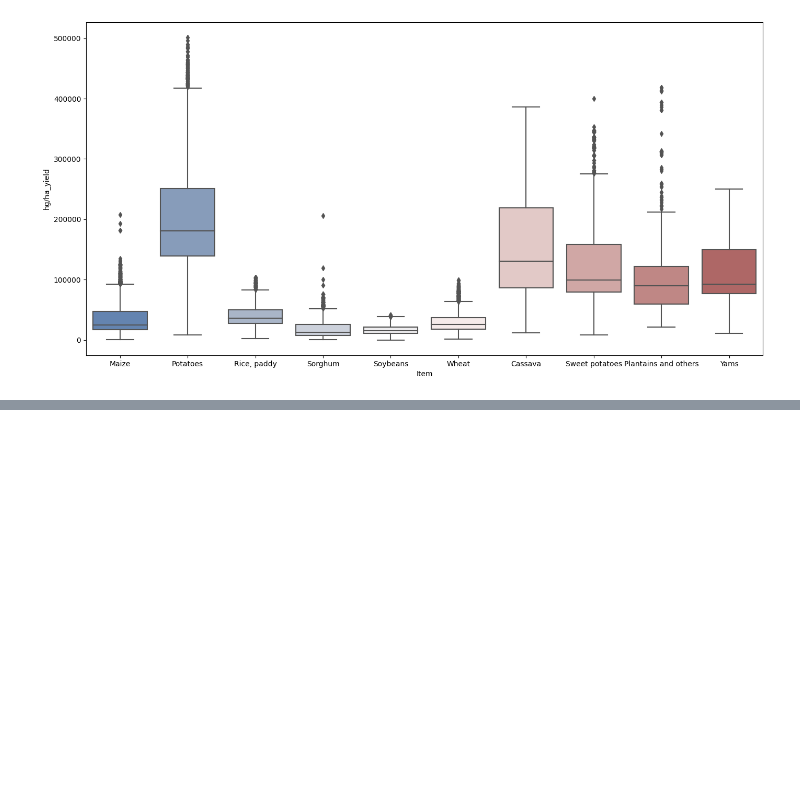
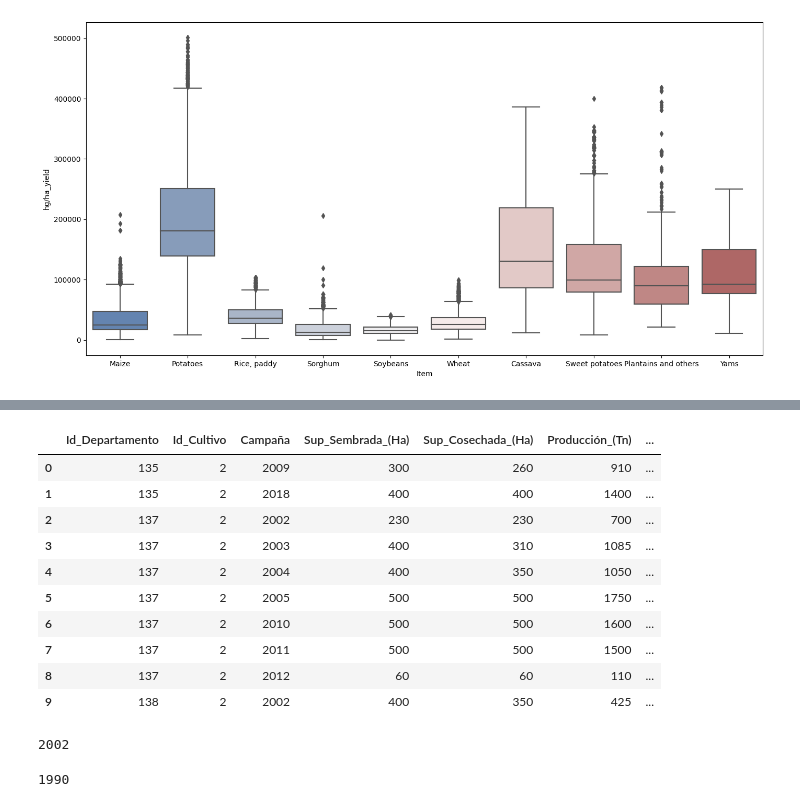
Before and after one commit to MatB1988/Cosecha, a Jupyter notebook: pruebas_clima.ipynb, the cells around one changed output, grey strips where cells are left out. Cells and saved outputs as stored; diff of their text form; code cells hidden in the pictures; blank space fills up the shorter version.

```diff
--- a/pruebas_clima.ipynb
+++ b/pruebas_clima.ipynb
@@ -927,0 +971,24 @@ sns.boxplot(x="Item",y="hg/ha_yield",palette="vlag",data=yield_df,ax=ax);
+# %%
+df_met.head(10)
+# %% [output]
+|  | Id_Departamento | Id_Cultivo | Campaña | Sup_Sembrada_(Ha) | Sup_Cosechada_(Ha) | Producción_(Tn) | ... |
+| 0 | 135 | 2 | 2009 | 300 | 260 | 910 | ... |
+| 1 | 135 | 2 | 2018 | 400 | 400 | 1400 | ... |
+| 2 | 137 | 2 | 2002 | 230 | 230 | 700 | ... |
+| 3 | 137 | 2 | 2003 | 400 | 310 | 1085 | ... |
+| 4 | 137 | 2 | 2004 | 400 | 350 | 1050 | ... |
+| 5 | 137 | 2 | 2005 | 500 | 500 | 1750 | ... |
+| 6 | 137 | 2 | 2010 | 500 | 500 | 1600 | ... |
+| 7 | 137 | 2 | 2011 | 500 | 500 | 1500 | ... |
+| 8 | 137 | 2 | 2012 | 60 | 60 | 110 | ... |
+| 9 | 138 | 2 | 2002 | 400 | 350 | 425 | ... |
+# %%
+# veo el año mas viejo de el df
+df_met['Campaña'].min()
+# %% [output]
+2002
+# %%
+# Veo el año mas viejo del otro df
+df_arg['Year'].min()
+# %% [output]
+1990
```
Also changed, not shown: parts of 23 cells of this notebook, 7 other files.
